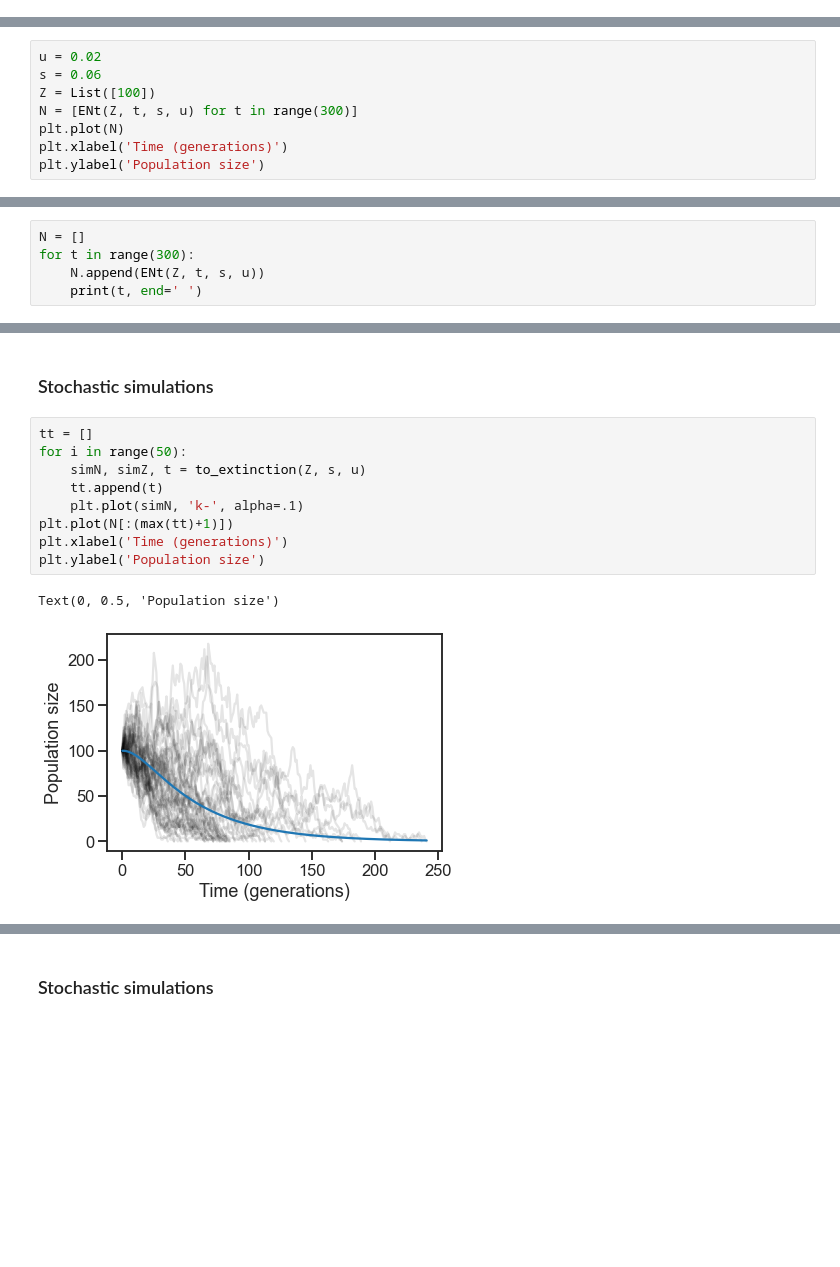
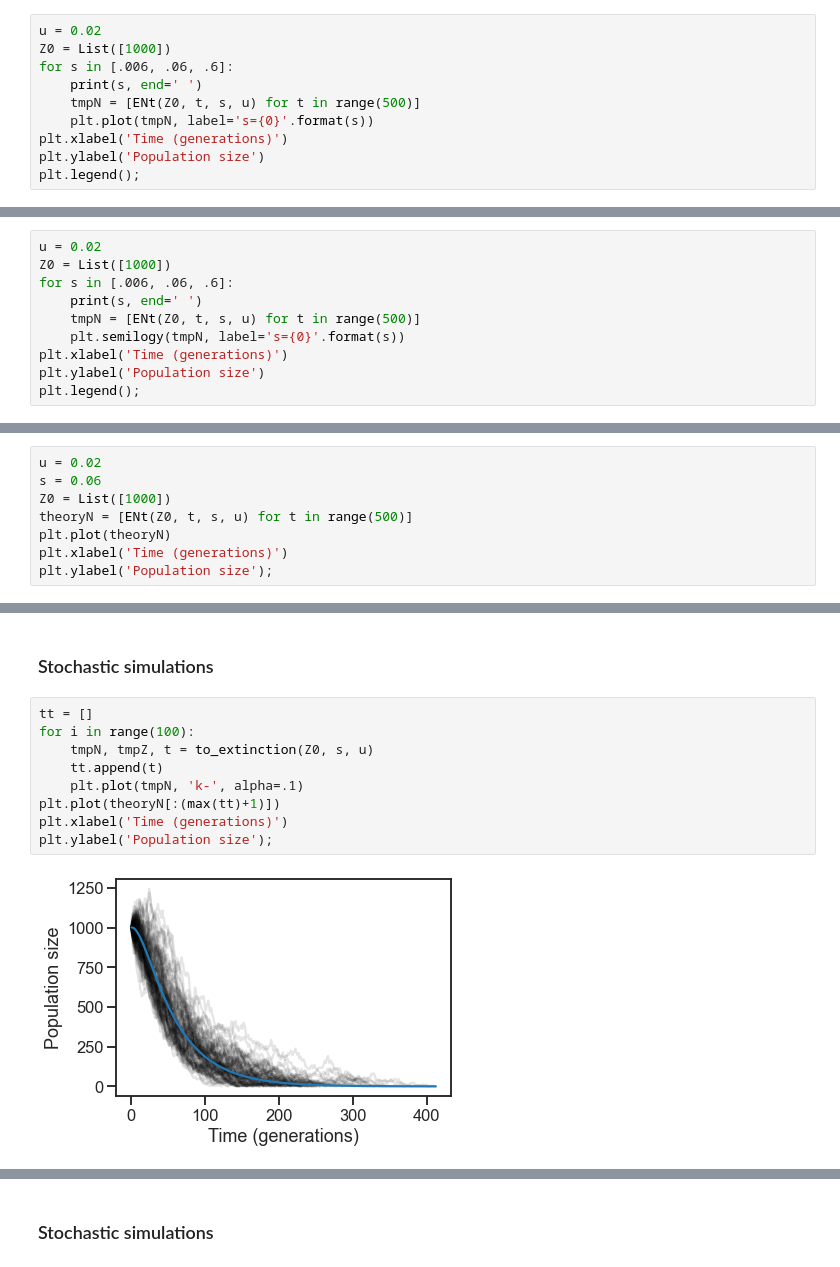
Before and after one commit to rbazev/doomed, a Jupyter notebook: python/demo.ipynb, the cells around one changed output, grey strips where cells are left out. Cells and saved outputs as stored; diff of their text form; blank space fills up the shorter version.

```diff
--- a/python/demo.ipynb
+++ b/python/demo.ipynb
@@ -35,0 +421,10 @@ plt.legend();
+# %%
+u = 0.02
+Z0 = List([1000])
+for s in [.006, .06, .6]:
+    print(s, end=' ')
+    tmpN = [ENt(Z0, t, s, u) for t in range(500)]
+    plt.plot(tmpN, label='s={0}'.format(s))
+plt.xlabel('Time (generations)')
+plt.ylabel('Population size')
+plt.legend();
@@ -35,0 +434,10 @@ plt.legend();
+# %%
+u = 0.02
+Z0 = List([1000])
+for s in [.006, .06, .6]:
+    print(s, end=' ')
+    tmpN = [ENt(Z0, t, s, u) for t in range(500)]
+    plt.semilogy(tmpN, label='s={0}'.format(s))
+plt.xlabel('Time (generations)')
+plt.ylabel('Population size')
+plt.legend();
@@ -36,9 +447,9 @@ plt.legend();
 # %%
 u = 0.02
 s = 0.06
-Z = List([100])
-N = [ENt(Z, t, s, u) for t in range(300)]
-plt.plot(N)
+Z0 = List([1000])
+theoryN = [ENt(Z0, t, s, u) for t in range(500)]
+plt.plot(theoryN)
 plt.xlabel('Time (generations)')
-plt.ylabel('Population size')
+plt.ylabel('Population size');
 # %% [output]
@@ -46,5 +456,0 @@ KeyboardInterrupt:
-# %%
-N = []
-for t in range(300):
-    N.append(ENt(Z, t, s, u))
-    print(t, end=' ')
@@ -59,13 +468,12 @@ ENt(Z, 1, s, u)
 ### Stochastic simulations
 # %%
 tt = []
-for i in range(50):
-    simN, simZ, t = to_extinction(Z, s, u)
+for i in range(100):
+    tmpN, tmpZ, t = to_extinction(Z0, s, u)
     tt.append(t)
-    plt.plot(simN, 'k-', alpha=.1)
-plt.plot(N[:(max(tt)+1)])
+    plt.plot(tmpN, 'k-', alpha=.1)
+plt.plot(theoryN[:(max(tt)+1)])
 plt.xlabel('Time (generations)')
-plt.ylabel('Population size')
+plt.ylabel('Population size');
 # %% [output]
-Text(0, 0.5, 'Population size')
-[figure, old version]
+[figure, new version]
```
Also changed, not shown: parts of 164 cells of this notebook, 19 other files.
